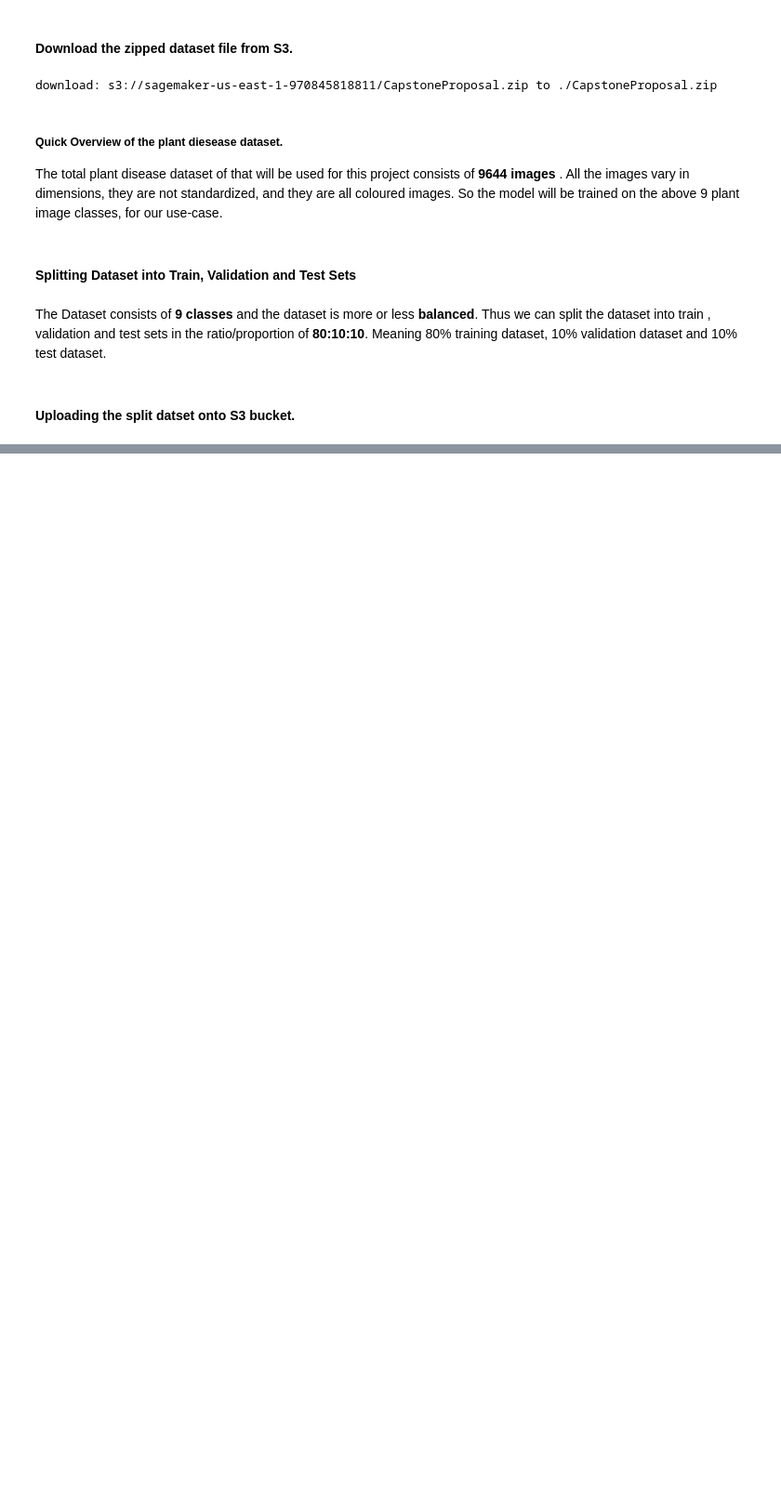
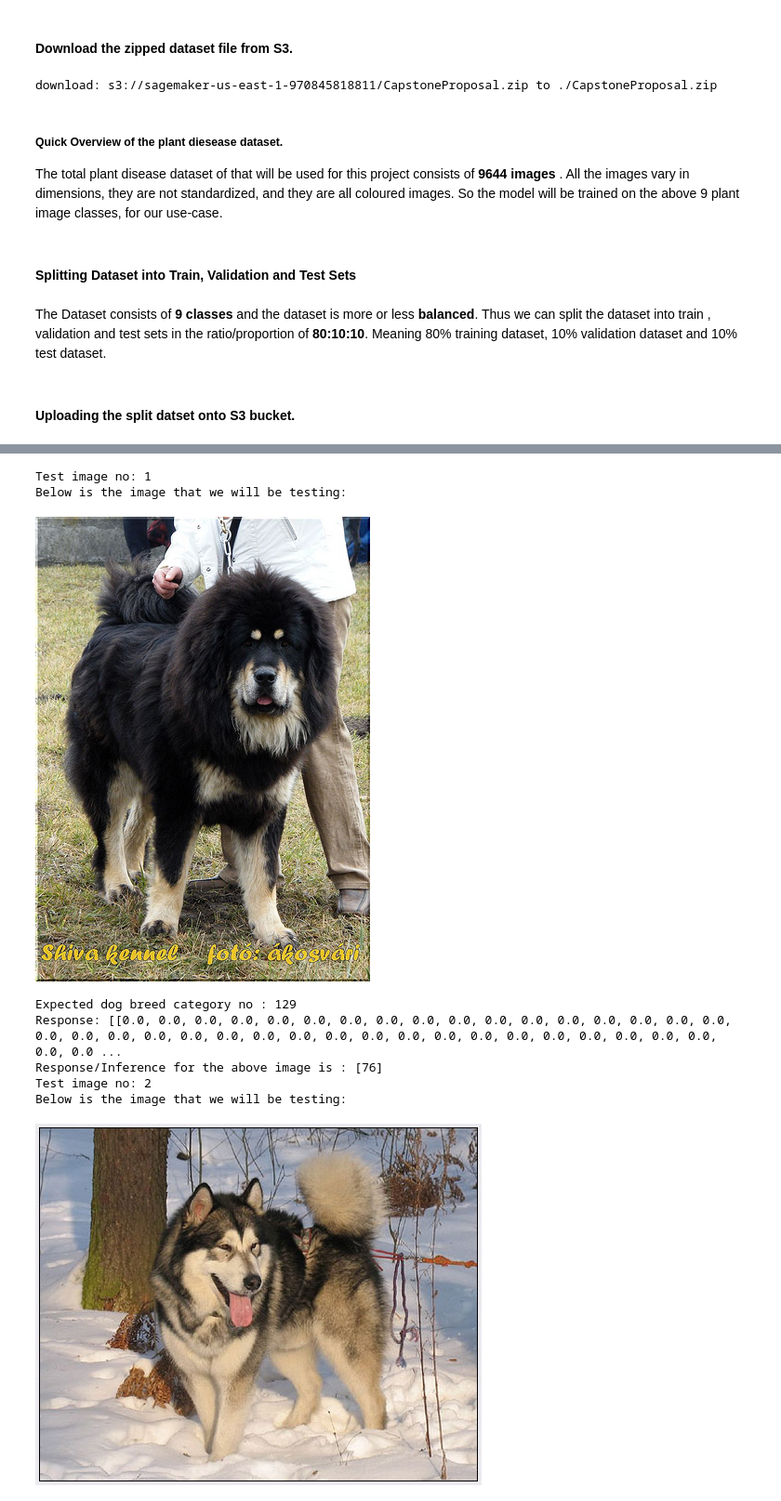
Before and after one commit to Prafull-parmar/AWS-MLE-Capstone-project, a Jupyter notebook: capstone_project.ipynb, the cells around one changed output, grey strips where cells are left out. Shown at 93% size. Drawn from its saved outputs; the diff is of its cells as text; code cells hidden in the pictures; blank space fills up the shorter version.

```diff
--- a/capstone_project.ipynb
+++ b/capstone_project.ipynb
@@ -72,0 +118,14 @@ splitfolders.ratio(input_folder_path, output="plant_disease_dataset", seed=1357,
+# %%
+# TODO: Import any packages that you might need
+# For instance you will need Boto3 and Sagemaker
+import sagemaker
+import boto3
+from sagemaker.session import Session
+from sagemaker import get_execution_role
+# Initializing some useful variables
+role = get_execution_role()
+sagemaker_session = sagemaker.Session()
+region = sagemaker_session.boto_region_name
+bucket = sagemaker_session.default_bucket()
+print(f"Region {region}")
+print(f"Default s3 bucket : {bucket}")
@@ -72,0 +490,35 @@ splitfolders.ratio(input_folder_path, output="plant_disease_dataset", seed=1357,
+# %%
+#Testing the deployed endpoint using some test images
+#Solution 1: Using the Predictor object directly.
+from PIL import Image
+import io
+import os
+import numpy as np
+
+test_dir = "./testImages"
+test_images = [ "TestImg_Tibetan_mastiff.jpg", 'TestImg_Alaskan_malamute.jpg', 'TestImg_Belgian_sheepdog.jpg' ]
+test_images_expected_output = [129, 5, 21 ]
+for index in range(len(test_images) ):
+    test_img = test_images[index]
+    expected_breed_category = test_images_expected_output[index]
+    print(f"Test image no: {index+1}")
+    test_file_path = os.path.join(test_dir,test_img)
+    with open(test_file_path , "rb") as f:
+        payload = f.read()
+        print("Below is the image that we will be testing:")
+        display(Image.open(io.BytesIO(payload)))
+        print(f"Expected dog breed category no : {expected_breed_category}")
+        response = predictor.predict(payload, initial_args={"ContentType": "image/jpeg"})
+        print(f"Response: {response}")
+        predicted_dog_breed = np.argmax(response,1) + 1 #We need to do plus 1 as index starts from zero and prediction is zero-indexed
+        print(f"Response/Inference for the above image is : {predicted_dog_breed}")
+# %% [output]
+Test image no: 1
+Below is the image that we will be testing:
+[figure, added]
+Expected dog breed category no : 129
+Response: [[0.0, 0.0, 0.0, 0.0, 0.0, 0.0, 0.0, 0.0, 0.0, 0.0, 0.0, 0.0, 0.0, 0.0, 0.0, 0.0, 0.0, 0.0, 0.0, 0.0, 0.0, 0.0, 0.0, 0.0, 0.0, 0.0, 0.0, 0.0, 0.0, 0.0, 0.0, 0.0, 0.0, 0.0, 0.0, 0.0, 0.0, 0.0 ...
+Response/Inference for the above image is : [76]
+Test image no: 2
+Below is the image that we will be testing:
+[figure, added]
```
Also changed, not shown: parts of 41 cells of this notebook.
